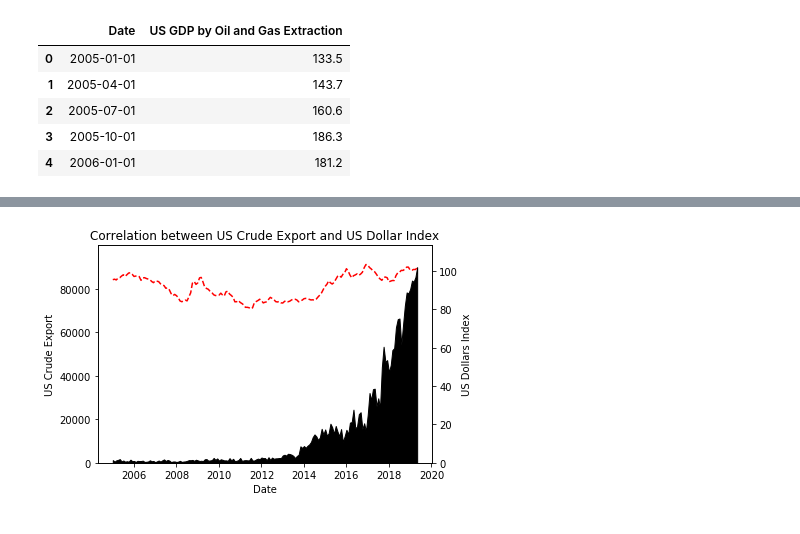
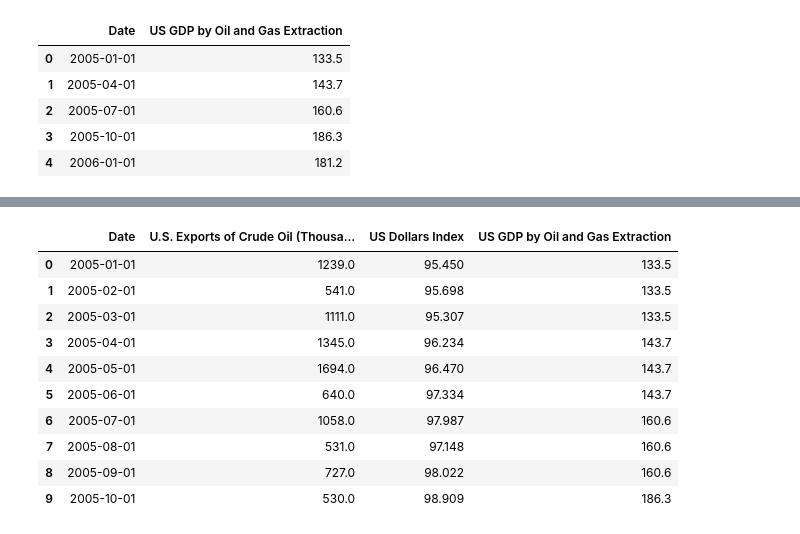
Before and after one commit to kk-deng/CanadaEnergyIE, a Jupyter notebook: Part 1 - US Oil Export and GDP vs. USD dollars.ipynb, the cells around one changed output, grey strips where cells are left out. Saved outputs shown, nothing was run; the diff lists cells and outputs as text; code cells hidden in the pictures.

```diff
--- a/Part 1 - US Oil Export and GDP vs. USD dollars.ipynb
+++ b/Part 1 - US Oil Export and GDP vs. USD dollars.ipynb
@@ -247,35 +229,0 @@ merge_final
-# %%
-#-----------------------------------------------------------------------------------------------
-# PLOTTING
-x_axis = merge_final["Date"]
-y_axis_1 = merge_final["U.S. Exports of Crude Oil (Thousand Barrels)"]
-y_axis_2 = merge_final["US Dollars Index"]
-y_axis_3 = merge_final["US GDP by Oil and Gas Extraction"]
-
-# y_axis_1, y_axis_2 = ax.get_ylimit(y_axis_1,y_axis_2)
-# ax_c.set_ylimit()
-
-fix, ax1 = plt.subplots()
-
-# 1st y axis
-
-ax1.set_title("Correlation between US Crude Export and US Dollar Index")
-ax1.set_xlabel('Date')
-ax1.set_ylabel('US Crude Export')
-ax1.stackplot(x_axis, y_axis_1, color="black")
-ax1.tick_params(axis='y', labelcolor='black')
-ax1.set_ylim(0,max(y_axis_1) + 10000 )
-
-
-# 2nd y axis
-ax2 = ax1.twinx()  # instantiate a second axes that shares the same x-axis
-
-ax2.set_ylabel("US Dollars Index")  # we already handled the x-label with ax1
-ax2.plot(x_axis, y_axis_2, color='red', linestyle="dashed")
-ax2.tick_params(axis='y', labelcolor='black')
-ax2.set_ylim(0, max(y_axis_2) + 10)
-
-
-plt.show()
-# %% [output]
-[figure, removed]
@@ -283,0 +230,16 @@ plt.show()
+# %%
+# merge_final['US GDP by Oil and Gas Extraction'] = merge_final['US GDP by Oil and Gas Extraction'].replace(np.nan, 0)
+merge_final['US GDP by Oil and Gas Extraction'] = merge_final["US GDP by Oil and Gas Extraction"].fillna(method='ffill')
+merge_final.head(10)
+# %% [output]
+|  | Date | U.S. Exports of Crude Oil (Thousa... | US Dollars Index | US GDP by Oil and Gas Extraction |
+| 0 | 2005-01-01 | 1239.0 | 95.450 | 133.5 |
+| 1 | 2005-02-01 | 541.0 | 95.698 | 133.5 |
+| 2 | 2005-03-01 | 1111.0 | 95.307 | 133.5 |
+| 3 | 2005-04-01 | 1345.0 | 96.234 | 143.7 |
+| 4 | 2005-05-01 | 1694.0 | 96.470 | 143.7 |
+| 5 | 2005-06-01 | 640.0 | 97.334 | 143.7 |
+| 6 | 2005-07-01 | 1058.0 | 97.987 | 160.6 |
+| 7 | 2005-08-01 | 531.0 | 97.148 | 160.6 |
+| 8 | 2005-09-01 | 727.0 | 98.022 | 160.6 |
+| 9 | 2005-10-01 | 530.0 | 98.909 | 186.3 |
```
Also changed, not shown: parts of 8 cells of this notebook.
